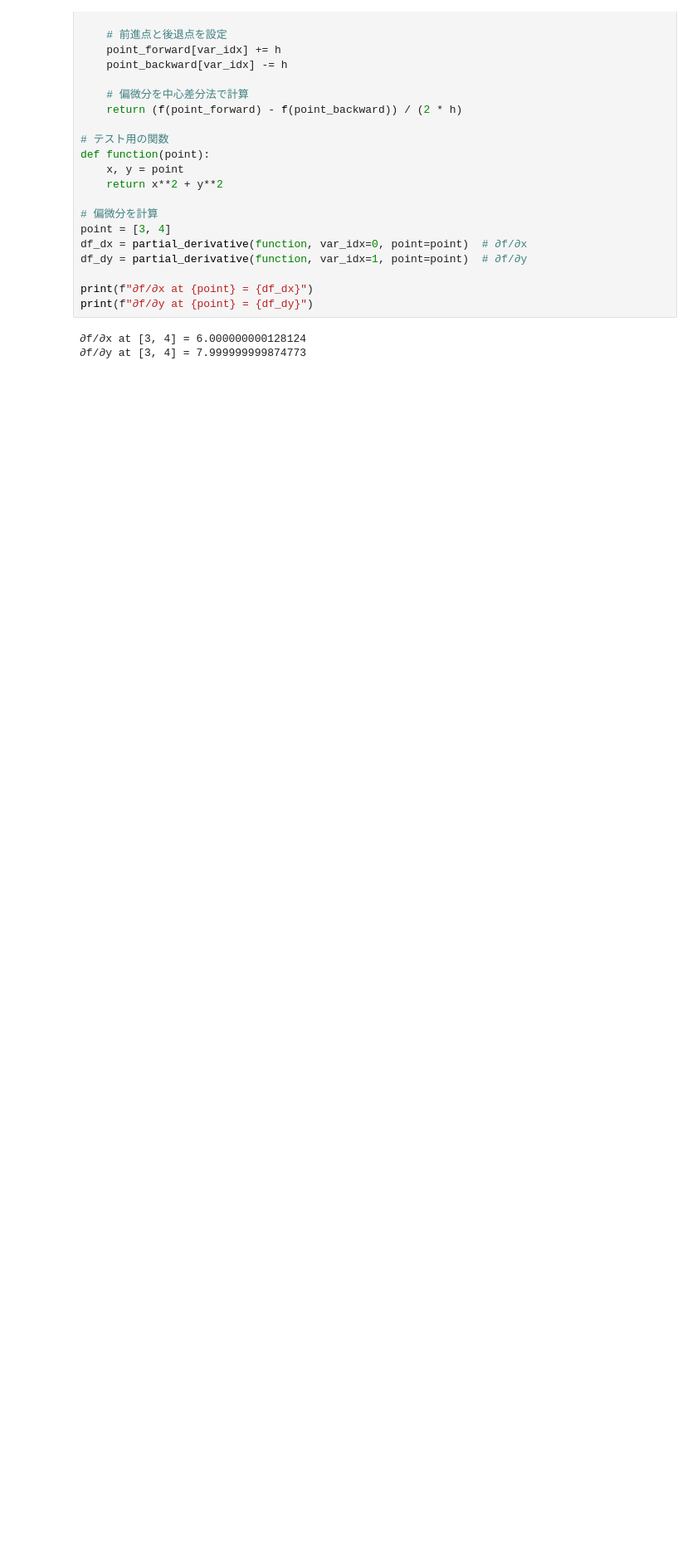
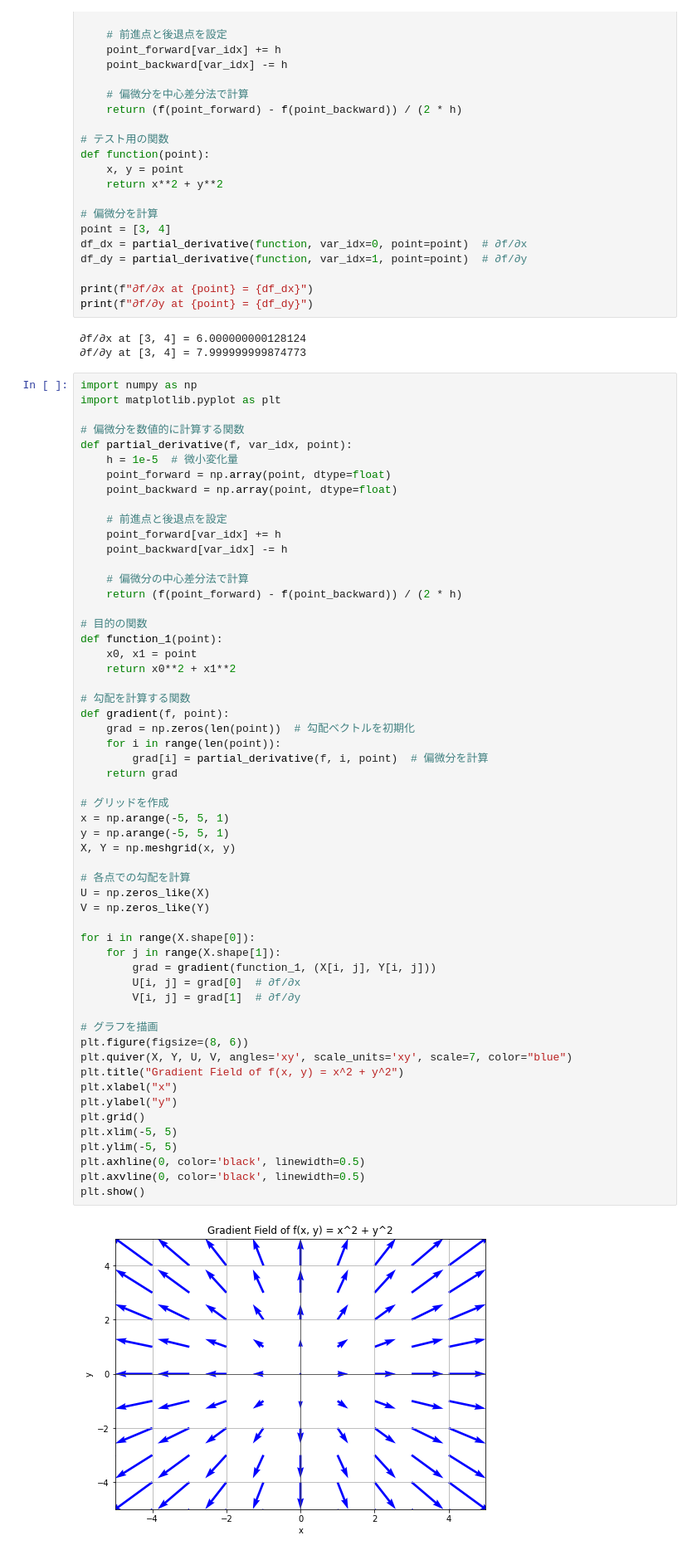
Before and after one commit to Katsunobu1008/DeepLearning, a Jupyter notebook: ch04/ch04.ipynb, the cells around one changed output. Shown at 83% size. Saved outputs shown, nothing was run; the diff lists cells and outputs as text; blank space fills up the shorter version.

```diff
--- a/ch04/ch04.ipynb
+++ b/ch04/ch04.ipynb
@@ -349,3 +349,61 @@ print(f"∂f/∂y at {point} = {df_dy}")
 # %% [output]
 ∂f/∂x at [3, 4] = 6.000000000128124
 ∂f/∂y at [3, 4] = 7.999999999874773
+# %%
+import numpy as np
+import matplotlib.pyplot as plt
+
+# 偏微分を数値的に計算する関数
+def partial_derivative(f, var_idx, point):
+    h = 1e-5  # 微小変化量
+    point_forward = np.array(point, dtype=float)
+    point_backward = np.array(point, dtype=float)
+
+    # 前進点と後退点を設定
+    point_forward[var_idx] += h
+    point_backward[var_idx] -= h
+
+    # 偏微分の中心差分法で計算
+    return (f(point_forward) - f(point_backward)) / (2 * h)
+
+# 目的の関数
+def function_1(point):
+    x0, x1 = point
+    return x0**2 + x1**2
+
+# 勾配を計算する関数
+def gradient(f, point):
+    grad = np.zeros(len(point))  # 勾配ベクトルを初期化
+    for i in range(len(point)):
+        grad[i] = partial_derivative(f, i, point)  # 偏微分を計算
+    return grad
+
+# グリッドを作成
+x = np.arange(-5, 5, 1)
+y = np.arange(-5, 5, 1)
+X, Y = np.meshgrid(x, y)
+
+# 各点での勾配を計算
+U = np.zeros_like(X)
+V = np.zeros_like(Y)
+
+for i in range(X.shape[0]):
+    for j in range(X.shape[1]):
+        grad = gradient(function_1, (X[i, j], Y[i, j]))
+        U[i, j] = grad[0]  # ∂f/∂x
+        V[i, j] = grad[1]  # ∂f/∂y
+
+# グラフを描画
+plt.figure(figsize=(8, 6))
+plt.quiver(X, Y, U, V, angles='xy', scale_units='xy', scale=7, color="blue")
+plt.title("Gradient Field of f(x, y) = x^2 + y^2")
+plt.xlabel("x")
+plt.ylabel("y")
+plt.grid()
+plt.xlim(-5, 5)
+plt.ylim(-5, 5)
+plt.axhline(0, color='black', linewidth=0.5)
+plt.axvline(0, color='black', linewidth=0.5)
+plt.show()
+# %% [output]
+[figure, added]
```
